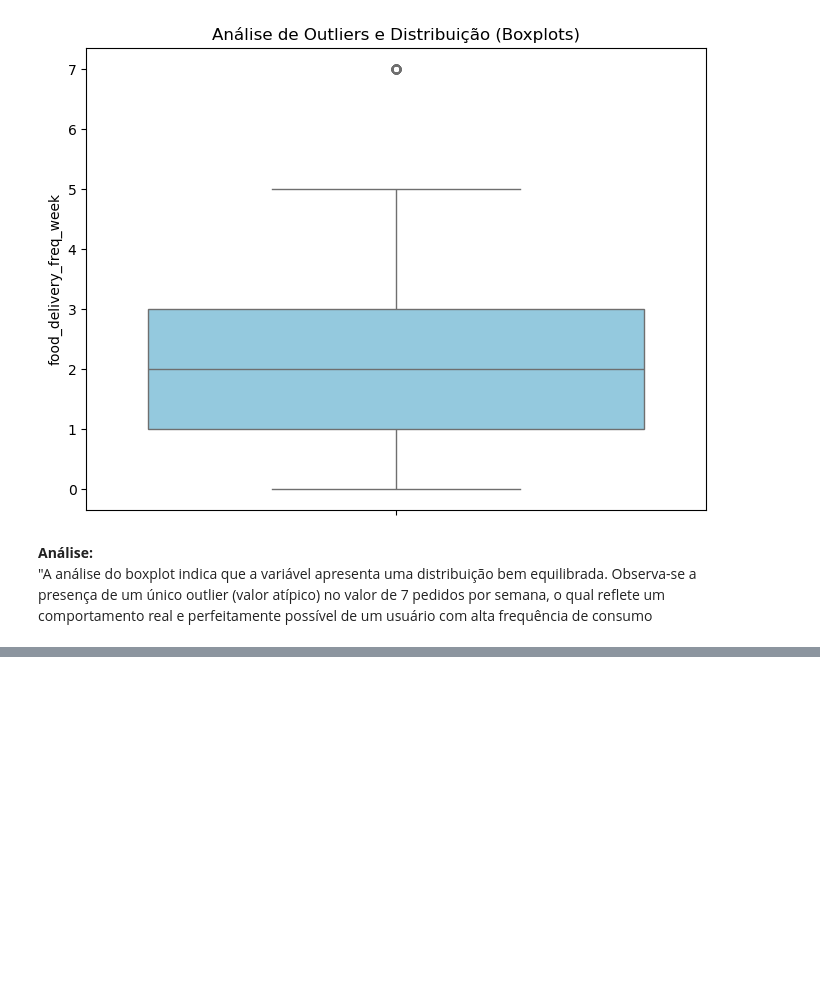
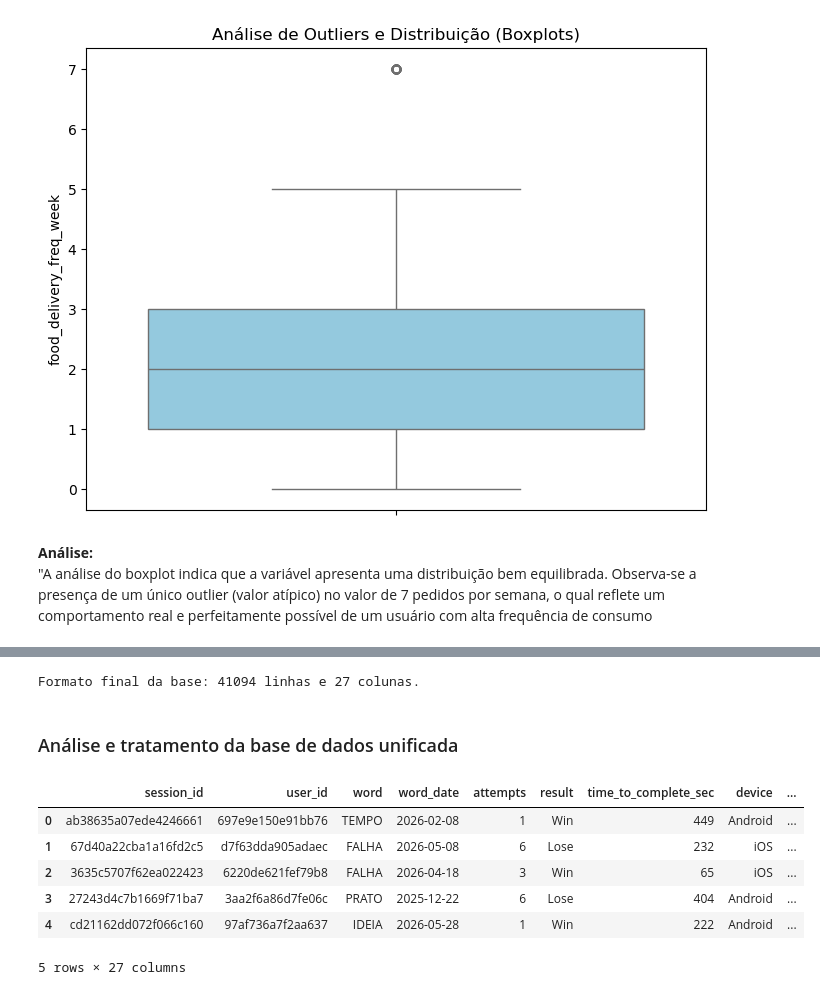
Before and after one commit to Fernandonneto/Case_Processo_Seletivo_-_Analista_de_Dados_Produto_-_Growth, a Jupyter notebook: I_Etapa_-_Tratamento_dados.ipynb, the cells around one changed output, grey strips where cells are left out. Drawn from its saved outputs; the diff is of its cells as text; code cells hidden in the pictures; blank space fills up the shorter version.

Commit message:
Save de bases de dados tratadas e inicio do tratamento da base unificada

```diff
--- a/I_Etapa_-_Tratamento_dados.ipynb
+++ b/I_Etapa_-_Tratamento_dados.ipynb
@@ -765,0 +781,22 @@ plt.show()
+# %%
+# União dos dados
+# Primeira união: Concetar as sessões ás tentativas (Chave: session_id)
+sessions_attempts = pd.merge(
+    sessao,
+    palavritas,
+    on='session_id',
+    how='inner'
+)
+
+# Segunda união: Adicionar o perfil do usuário ao resultado anterior (Chave: user_id)
+base_unificada = pd.merge(
+    sessao,
+    usuarios,
+    on='user_id',
+    how='left'
+)
+
+# Exibe o formato final da base unificada
+print(f"Formato final da base: {base_unificada.shape[0]} linhas e {base_unificada.shape[1]} colunas.")
+# %% [output]
+Formato final da base: 41094 linhas e 27 colunas.
@@ -765,0 +806,16 @@ plt.show()
+# %% [markdown]
+### Análise e tratamento da base de dados unificada
+# %%
+# Carregar os dados do arquivo CSV para um DataFrame do pandas
+df = pd.read_csv('base_palavritas_unificada.csv', sep=',')
+
+# Exibir as primeiras linhas do DataFrame para verificar os dados carregados
+df.head()
+# %% [output]
+|  | session_id | user_id | word | word_date | attempts | result | time_to_complete_sec | device | ... |
+| 0 | ab38635a07ede4246661 | 697e9e150e91bb76 | TEMPO | 2026-02-08 | 1 | Win | 449 | Android | ... |
+| 1 | 67d40a22cba1a16fd2c5 | d7f63dda905adaec | FALHA | 2026-05-08 | 6 | Lose | 232 | iOS | ... |
+| 2 | 3635c5707f62ea022423 | 6220de621fef79b8 | FALHA | 2026-04-18 | 3 | Win | 65 | iOS | ... |
+| 3 | 27243d4c7b1669f71ba7 | 3aa2f6a86d7fe06c | PRATO | 2025-12-22 | 6 | Lose | 404 | Android | ... |
+| 4 | cd21162dd072f066c160 | 97af736a7f2aa637 | IDEIA | 2026-05-28 | 1 | Win | 222 | Android | ... |
+5 rows × 27 columns
```
Also changed, not shown: parts of 11 cells of this notebook, 12 other files.
